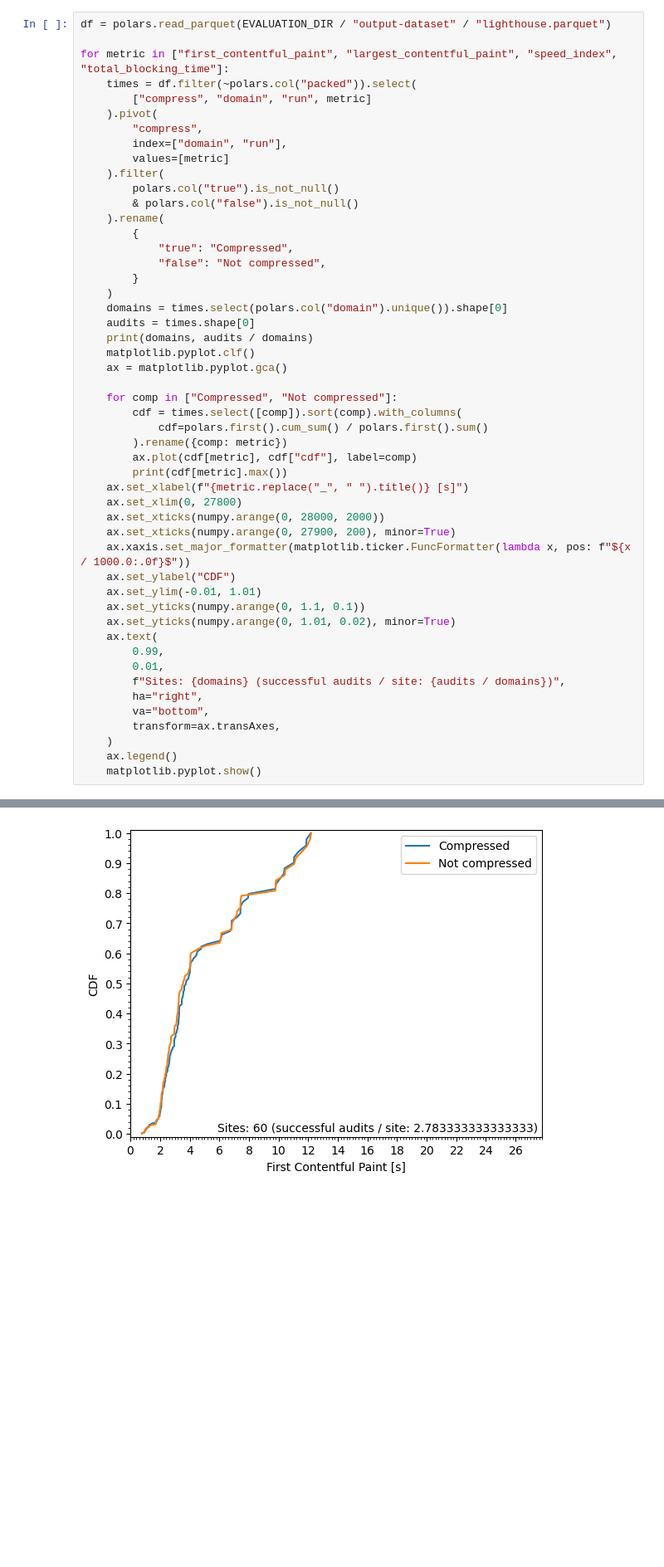
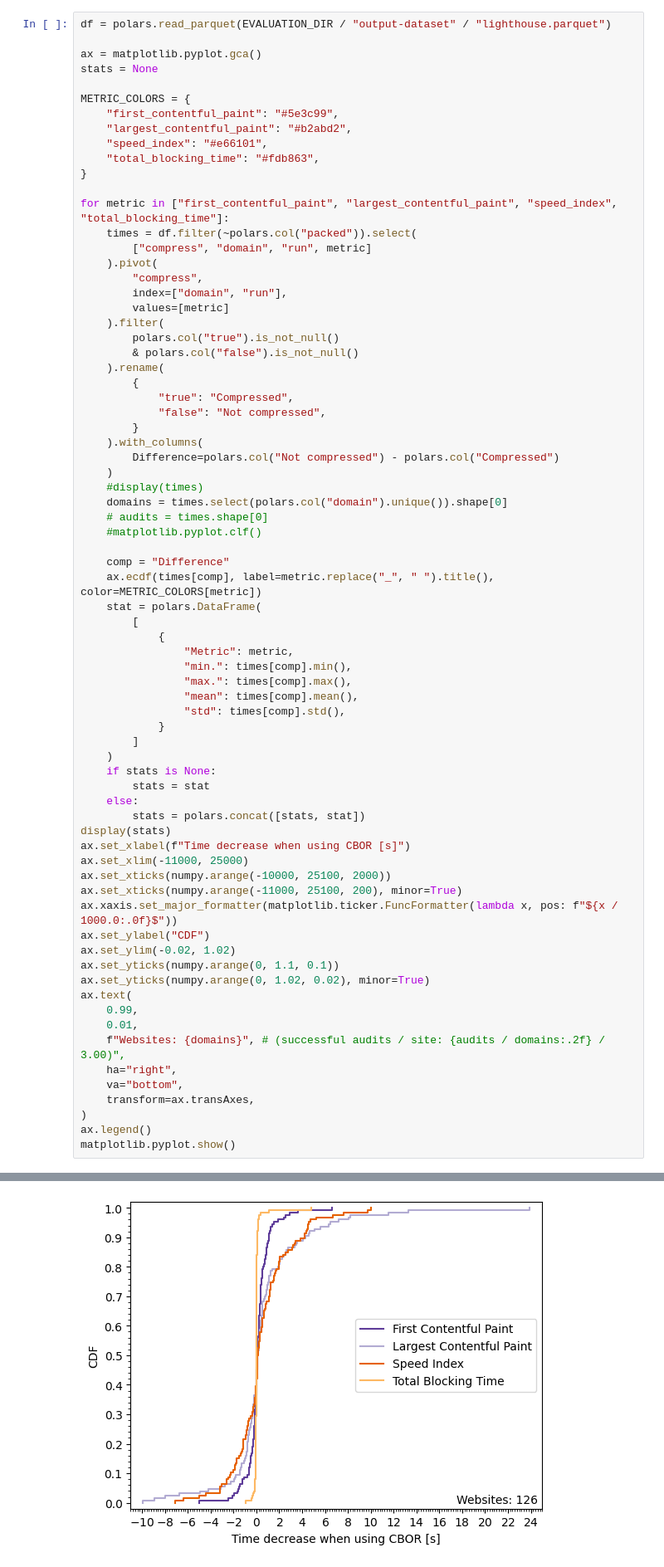
Before and after one commit to miri64/artifacts-tnsm26-cbor-dns-eval, a Jupyter notebook: 06_1evaluation.ipynb, the cells around one changed output, grey strips where cells are left out. Shown at 83% size. Drawn from its saved outputs; the diff is of its cells as text; blank space fills up the shorter version.

Commit message:
Provide plots and statistics for first set of runs

```diff
--- a/06_1evaluation.ipynb
+++ b/06_1evaluation.ipynb
@@ -65,6 +68,16 @@ df = polars.DataFrame(fcps).rename(
 df.write_parquet(EVALUATION_DIR / "output-dataset" / "lighthouse.parquet")
 # %%
 df = polars.read_parquet(EVALUATION_DIR / "output-dataset" / "lighthouse.parquet")
+
+ax = matplotlib.pyplot.gca()
+stats = None
+
+METRIC_COLORS = {
+    "first_contentful_paint": "#5e3c99",
+    "largest_contentful_paint": "#b2abd2",
+    "speed_index": "#e66101",
+    "total_blocking_time": "#fdb863",
+}
 
 for metric in ["first_contentful_paint", "largest_contentful_paint", "speed_index", "total_blocking_time"]:
     times = df.filter(~polars.col("packed")).select(
@@ -81,36 +94,49 @@ for metric in ["first_contentful_paint", "largest_contentful_paint", "speed_inde
             "true": "Compressed",
             "false": "Not compressed",
         }
+    ).with_columns(
+        Difference=polars.col("Not compressed") - polars.col("Compressed")
     )
+    #display(times)
     domains = times.select(polars.col("domain").unique()).shape[0]
-    audits = times.shape[0]
-    print(domains, audits / domains)
-    matplotlib.pyplot.clf()
-    ax = matplotlib.pyplot.gca()
+    # audits = times.shape[0]
+    #matplotlib.pyplot.clf()
 
-    for comp in ["Compressed", "Not compressed"]:
-        cdf = times.select([comp]).sort(comp).with_columns(
-            cdf=polars.first().cum_sum() / polars.first().sum()
-        ).rename({comp: metric})
-        ax.plot(cdf[metric], cdf["cdf"], label=comp)
-        print(cdf[metric].max())
-    ax.set_xlabel(f"{metric.replace("_", " ").title()} [s]")
-    ax.set_xlim(0, 27800)
-    ax.set_xticks(numpy.arange(0, 28000, 2000))
-    ax.set_xticks(numpy.arange(0, 27900, 200), minor=True)
-    ax.xaxis.set_major_formatter(matplotlib.ticker.FuncFormatter(lambda x, pos: f"${x / 1000.0:.0f}$"))
-    ax.set_ylabel("CDF")
-    ax.set_ylim(-0.01, 1.01)
-    ax.set_yticks(numpy.arange(0, 1.1, 0.1))
-    ax.set_yticks(numpy.arange(0, 1.01, 0.02), minor=True)
-    ax.text(
-        0.99,
-        0.01,
-        f"Sites: {domains} (successful audits / site: {audits / domains})",
-        ha="right",
-        va="bottom",
-        transform=ax.transAxes,
+    comp = "Difference"
+    ax.ecdf(times[comp], label=metric.replace("_", " ").title(), color=METRIC_COLORS[metric])
+    stat = polars.DataFrame(
+        [
+            {
+                "Metric": metric,
+                "min.": times[comp].min(),
+                "max.": times[comp].max(),
+                "mean": times[comp].mean(),
+                "std": times[comp].std(),
+            }
+        ]
     )
-    ax.legend()
-    matplotlib.pyplot.show()
+    if stats is None:
+        stats = stat
+    else:
+        stats = polars.concat([stats, stat])
+display(stats)
+ax.set_xlabel(f"Time decrease when using CBOR [s]")
+ax.set_xlim(-11000, 25000)
+ax.set_xticks(numpy.arange(-10000, 25100, 2000))
+ax.set_xticks(numpy.arange(-11000, 25100, 200), minor=True)
+ax.xaxis.set_major_formatter(matplotlib.ticker.FuncFormatter(lambda x, pos: f"${x / 1000.0:.0f}$"))
+ax.set_ylabel("CDF")
+ax.set_ylim(-0.02, 1.02)
+ax.set_yticks(numpy.arange(0, 1.1, 0.1))
+ax.set_yticks(numpy.arange(0, 1.02, 0.02), minor=True)
+ax.text(
+    0.99,
+    0.01,
+    f"Websites: {domains}", # (successful audits / site: {audits / domains:.2f} / 3.00)",
+    ha="right",
+    va="bottom",
+    transform=ax.transAxes,
+)
+ax.legend()
+matplotlib.pyplot.show()
 # %% [output]
@@ -120 +150 @@ for metric in ["first_contentful_paint", "largest_contentful_paint", "speed_inde
-[figure, old version]
+[figure, new version]
```
Also changed, not shown: parts of 6 cells of this notebook, 1 other file.
